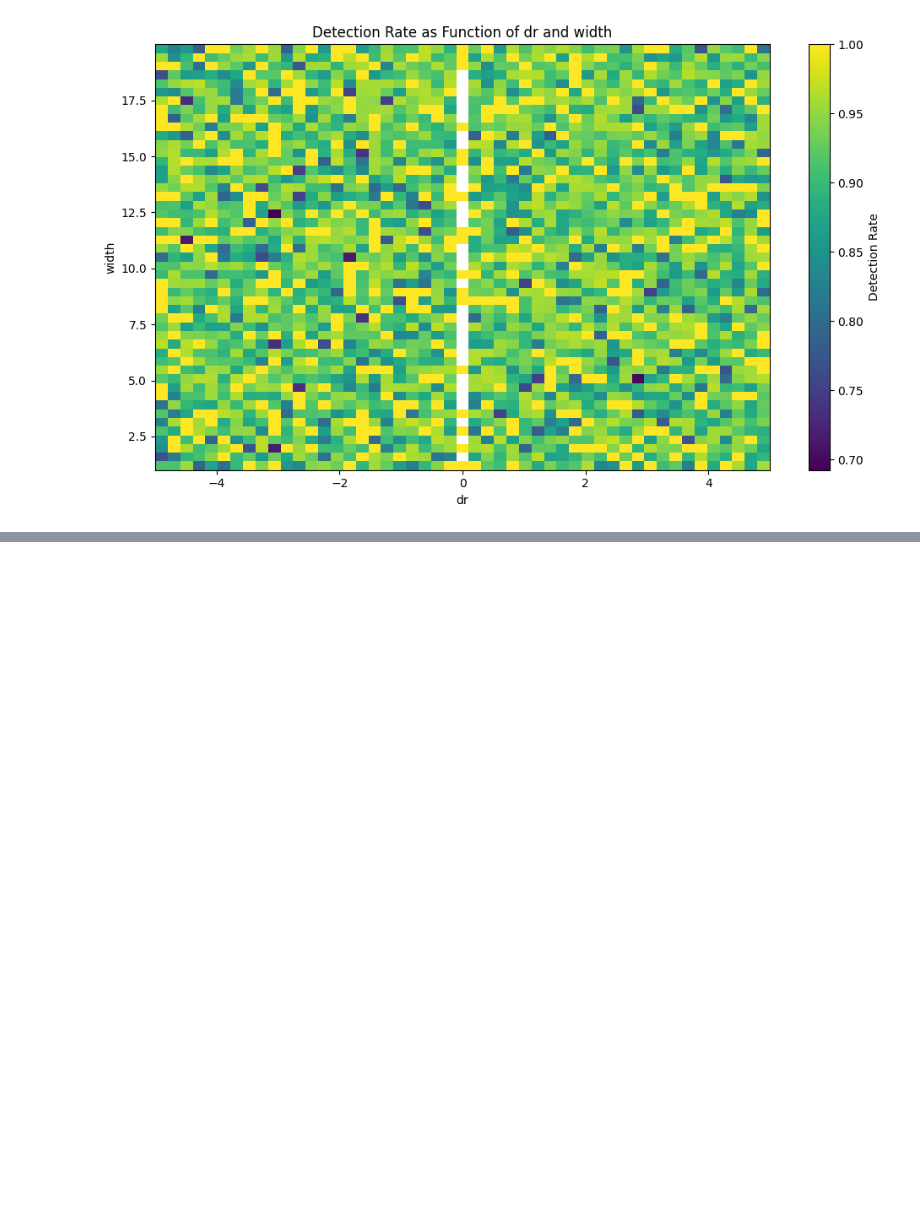
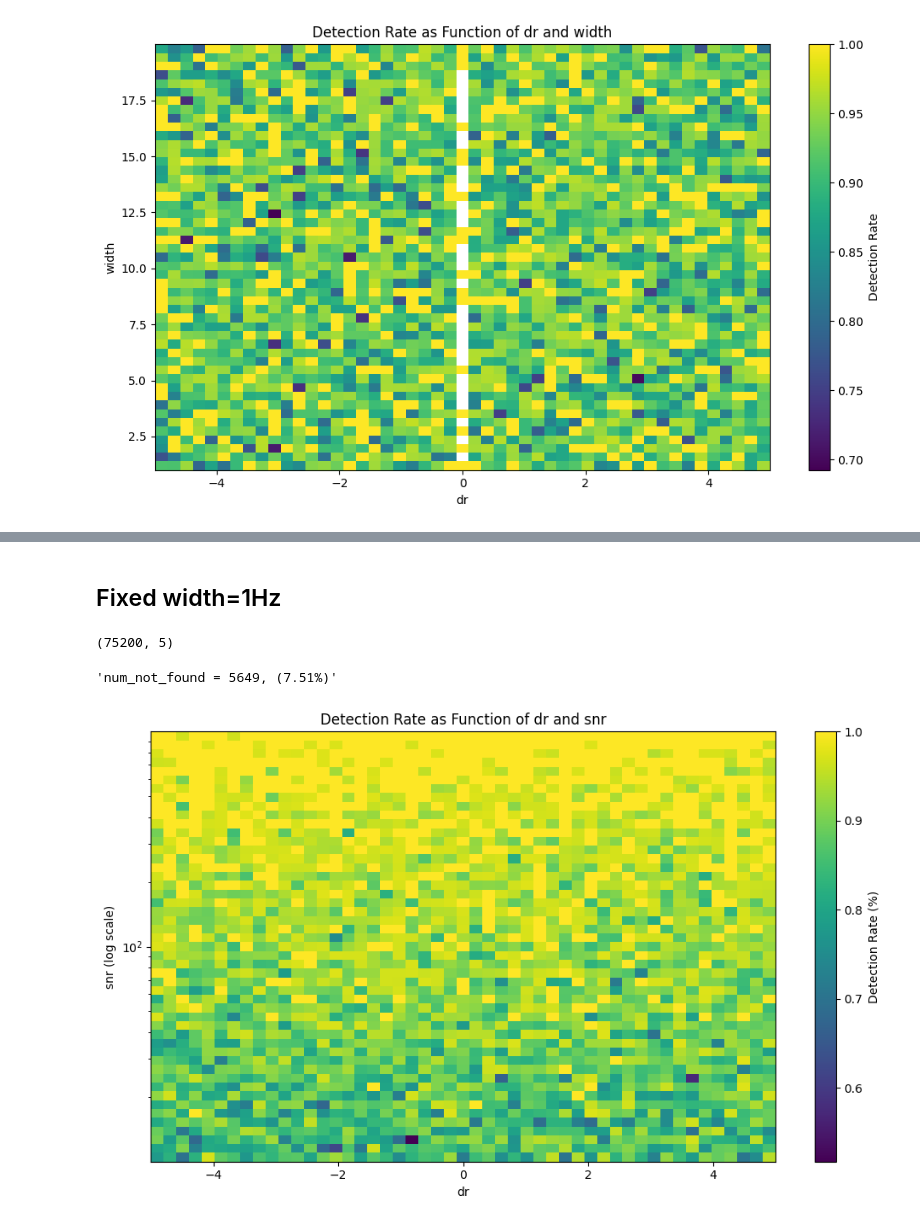
Before and after one commit to Oxke/seti-deliverables, a Jupyter notebook: noise_only_MeerKAT_5b.ipynb, the cells around one changed output, grey strips where cells are left out. Saved outputs shown, nothing was run; the diff lists cells and outputs as text; code cells hidden in the pictures; blank space fills up the shorter version.

```diff
--- a/noise_only_MeerKAT_5b.ipynb
+++ b/noise_only_MeerKAT_5b.ipynb
@@ -438,0 +505,2 @@ dr_width(SIGNALS)
+# %% [markdown]
+## Fixed width=1Hz
@@ -438,0 +521,18 @@ dr_width(SIGNALS)
+# %%
+SIGNALS=[]
+for file in files_dir.iterdir():
+    process_file(file, seticore_dir, signal_dir)
+SIGNALS = np.array(SIGNALS)
+SIGNALS.shape
+# %% [output]
+(75200, 5)
+# %%
+num_not_found = SIGNALS.shape[0] - SIGNALS[:, 4].sum()
+f"{num_not_found = :.0f}, ({100*(num_not_found / SIGNALS.shape[0]) :.3g}%)"
+# %% [output]
+'num_not_found = 5649, (7.51%)'
+# %%
+from utils.hist2d import dr_snr
+dr_snr(SIGNALS)
+# %% [output]
+[figure, added]
```
Also changed, not shown: parts of 22 cells of this notebook, 6 other files.
